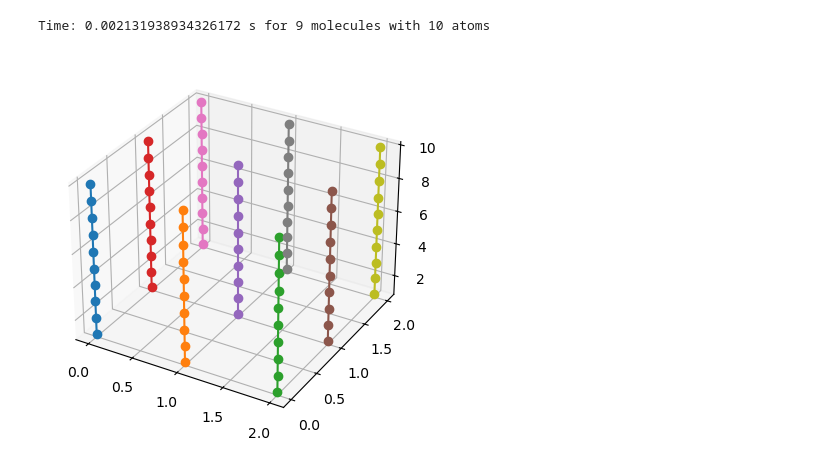
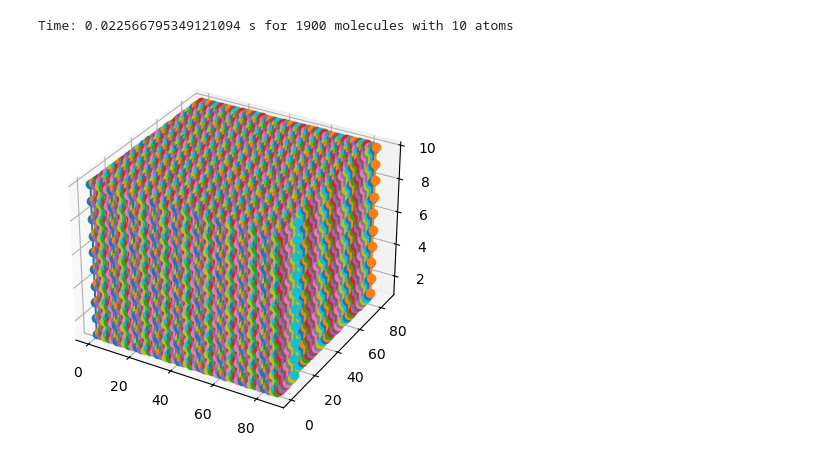
Before and after one commit to cmelab/Molecule_random_walk, a Jupyter notebook: nematic-order.ipynb, the cells around one changed output. Saved outputs shown, nothing was run; the diff lists cells and outputs as text; code cells hidden in the pictures.

```diff
--- a/nematic-order.ipynb
+++ b/nematic-order.ipynb
@@ -137,29 +137,27 @@ class System:  # The array within which the molecules will sit
 
     def add_lattice(self):
         """Adds molecules into a box in a lattice pattern."""
-        rows = int(math.sqrt(self.num_mols))
-        cols = rows if rows * rows == self.num_mols else rows + 1
-        self.array = np.zeros((int(rows),int(cols),int(self.mol_len)+1))
-        x_spacing = (cols - 1) if cols > 1 else 1
-        y_spacing = (rows - 1) if rows > 1 else 1
+        spacing = 2
+        rows = int(np.ceil(np.sqrt(self.num_mols)))
+        cols = int(np.ceil(self.num_mols / rows))
+        self.array = np.zeros((rows * spacing, cols * spacing, (self.mol_len + 1) * spacing))
+        mol_start_pos = []
 
-        mol_start_pos = []
         for i in range(rows):
             for j in range(cols):
                 if len(mol_start_pos) < self.num_mols:
-                    mol_start_pos.append((j * x_spacing // (cols - 1) if cols > 1 else 0, i * y_spacing // (rows - 1) if rows > 1 else 0, 0))
+                    mol_start_pos.append((i * spacing, j * spacing, 0))
 
         for mol in range(self.num_mols):
             path = []
             self.position = mol_start_pos[mol]
-            x,y,z = self.position
+            x, y, z = self.position
             for atom in range(self.mol_len):
                 self.array[x, y, z] = 1
                 z += 1
                 self.position = x, y, z
                 path.append(np.copy(self.position))
             self.all_paths.append(path)
-
 
     def walk(self):
         """Creates a path taken by a Monte-Carlo simulation to make a chain of atoms."""
@@ -182,33 +180,33 @@ class System:  # The array within which the molecules will sit
             j = 0  # Count of rejected moves
 
             while i < self.mol_len:
                 move = moves[random.randint(0, 25)]
                 success, position = self.check(move, position)
                 if not success:
                     j += 1
                     if j >= self.rollback * 5:  # Check if too many erroneous moves have been made
                         position = self.undo()
                         j = 0
                         if self.rollback_count >= 5:
                             position = self.mega_undo()
                             if self.mega_undo_count >= 5:
                                 position = self.undo_mol()
                                 self.array[position[0], position[1], position[2]] = 1
                                 path = [position.tolist()]  # Reset path
                                 i = 1
                     continue
                 self.save(position)
                 path.append(position.tolist())
                 i += 1
                 j = 0
             self.save_mol(position)
             self.all_paths.append(path)
             print(f"Molecule {path_num + 1}: Length {len(path)}")
 
 
-PPS = System(9, 10)
+PPS = System(1900, 10)
 PPS.add_lattice()
 PPS.plot()
 # %% [output]
-Time: 0.002131938934326172 s for 9 molecules with 10 atoms
+Time: 0.022566795349121094 s for 1900 molecules with 10 atoms
-[figure, old version]
+[figure, new version]
```
